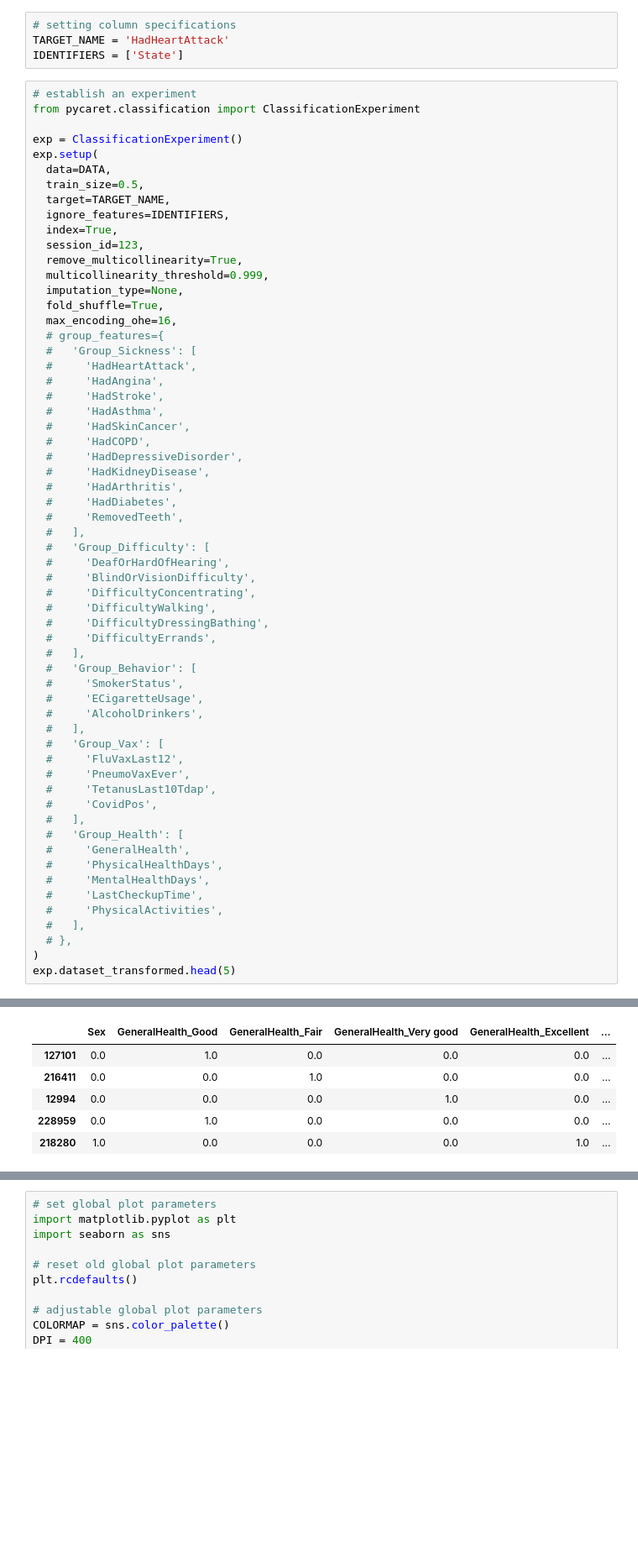
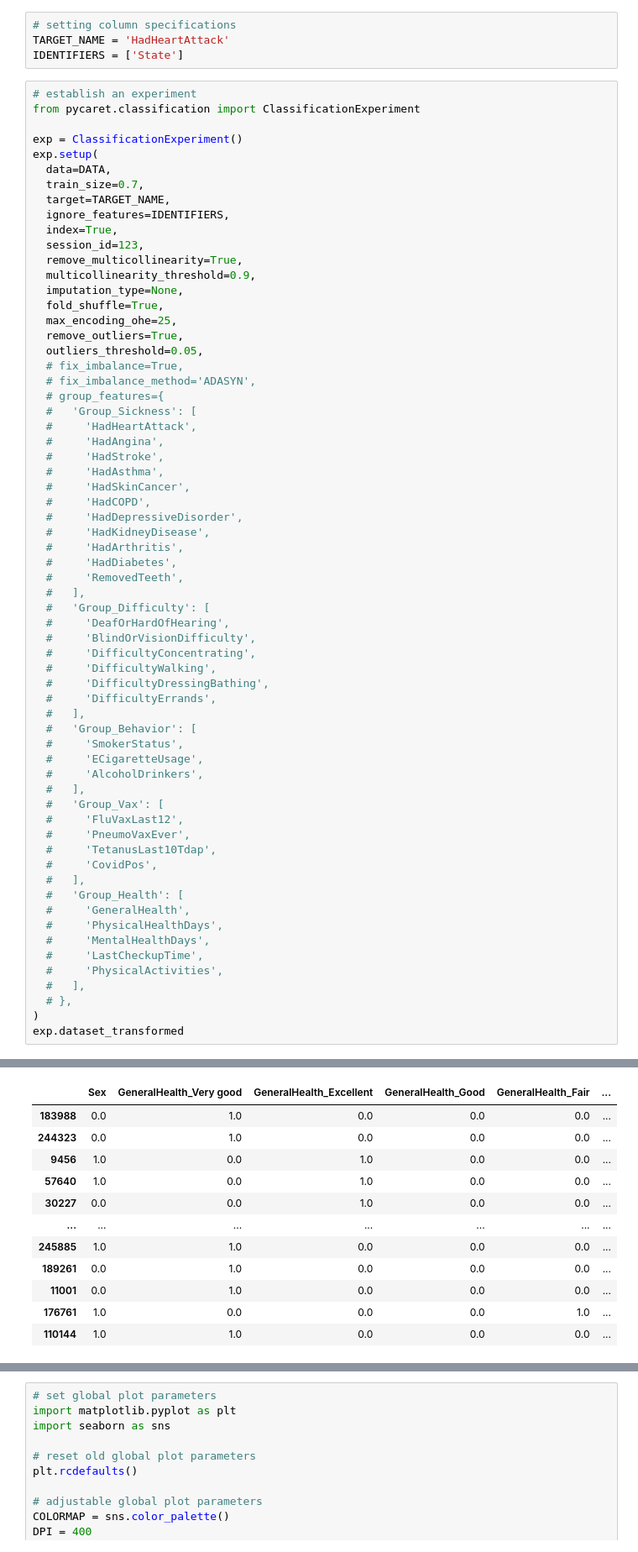
Before and after one commit to AsherJingkongChen/heart-attack-prediction-course-project, a Jupyter notebook: notebooks/heart_analyze.ipynb, the cells around one changed output, grey strips where cells are left out. Shown at 84% size. Cells and saved outputs as stored; diff of their text form; blank space fills up the shorter version.

```diff
--- a/notebooks/heart_analyze.ipynb
+++ b/notebooks/heart_analyze.ipynb
@@ -58,16 +57,20 @@ from pycaret.classification import ClassificationExperiment
 exp = ClassificationExperiment()
 exp.setup(
   data=DATA,
-  train_size=0.5,
+  train_size=0.7,
   target=TARGET_NAME,
   ignore_features=IDENTIFIERS,
   index=True,
   session_id=123,
   remove_multicollinearity=True,
-  multicollinearity_threshold=0.999,
+  multicollinearity_threshold=0.9,
   imputation_type=None,
   fold_shuffle=True,
-  max_encoding_ohe=16,
+  max_encoding_ohe=25,
+  remove_outliers=True,
+  outliers_threshold=0.05,
+  # fix_imbalance=True,
+  # fix_imbalance_method='ADASYN',
   # group_features={
   #   'Group_Sickness': [
   #     'HadHeartAttack',
@@ -110,7 +113,7 @@ exp.setup(
   #   ],
   # },
 )
-exp.dataset_transformed.head(5)
+exp.dataset_transformed
 # %% [output]
 |  | Description | Value |
 | 0 | Session id | 123 |
@@ -132,6 +135,12 @@ exp.dataset_transformed.head(5)
-|  | Sex | GeneralHealth_Good | GeneralHealth_Fair | GeneralHealth_Very good | GeneralHealth_Excellent | ... |
-| 127101 | 0.0 | 1.0 | 0.0 | 0.0 | 0.0 | ... |
-| 216411 | 0.0 | 0.0 | 1.0 | 0.0 | 0.0 | ... |
-| 12994 | 0.0 | 0.0 | 0.0 | 1.0 | 0.0 | ... |
-| 228959 | 0.0 | 1.0 | 0.0 | 0.0 | 0.0 | ... |
-| 218280 | 1.0 | 0.0 | 0.0 | 0.0 | 1.0 | ... |
+|  | Sex | GeneralHealth_Very good | GeneralHealth_Excellent | GeneralHealth_Good | GeneralHealth_Fair | ... |
+| 183988 | 0.0 | 1.0 | 0.0 | 0.0 | 0.0 | ... |
+| 244323 | 0.0 | 1.0 | 0.0 | 0.0 | 0.0 | ... |
+| 9456 | 1.0 | 0.0 | 1.0 | 0.0 | 0.0 | ... |
+| 57640 | 1.0 | 0.0 | 1.0 | 0.0 | 0.0 | ... |
+| 30227 | 0.0 | 0.0 | 1.0 | 0.0 | 0.0 | ... |
+| ... | ... | ... | ... | ... | ... | ... |
+| 245885 | 1.0 | 1.0 | 0.0 | 0.0 | 0.0 | ... |
+| 189261 | 0.0 | 1.0 | 0.0 | 0.0 | 0.0 | ... |
+| 11001 | 0.0 | 1.0 | 0.0 | 0.0 | 0.0 | ... |
+| 176761 | 1.0 | 0.0 | 0.0 | 0.0 | 1.0 | ... |
+| 110144 | 1.0 | 1.0 | 0.0 | 0.0 | 0.0 | ... |
```
Also changed, not shown: parts of 10 cells of this notebook, 4 other files.
